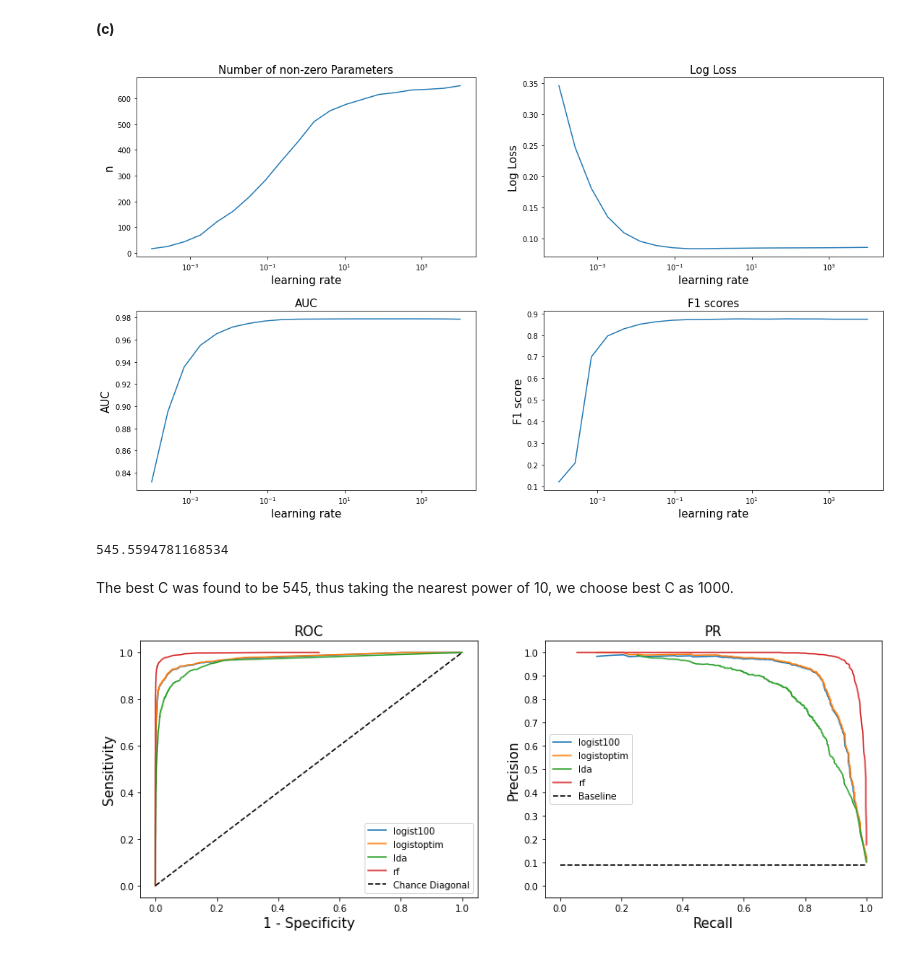
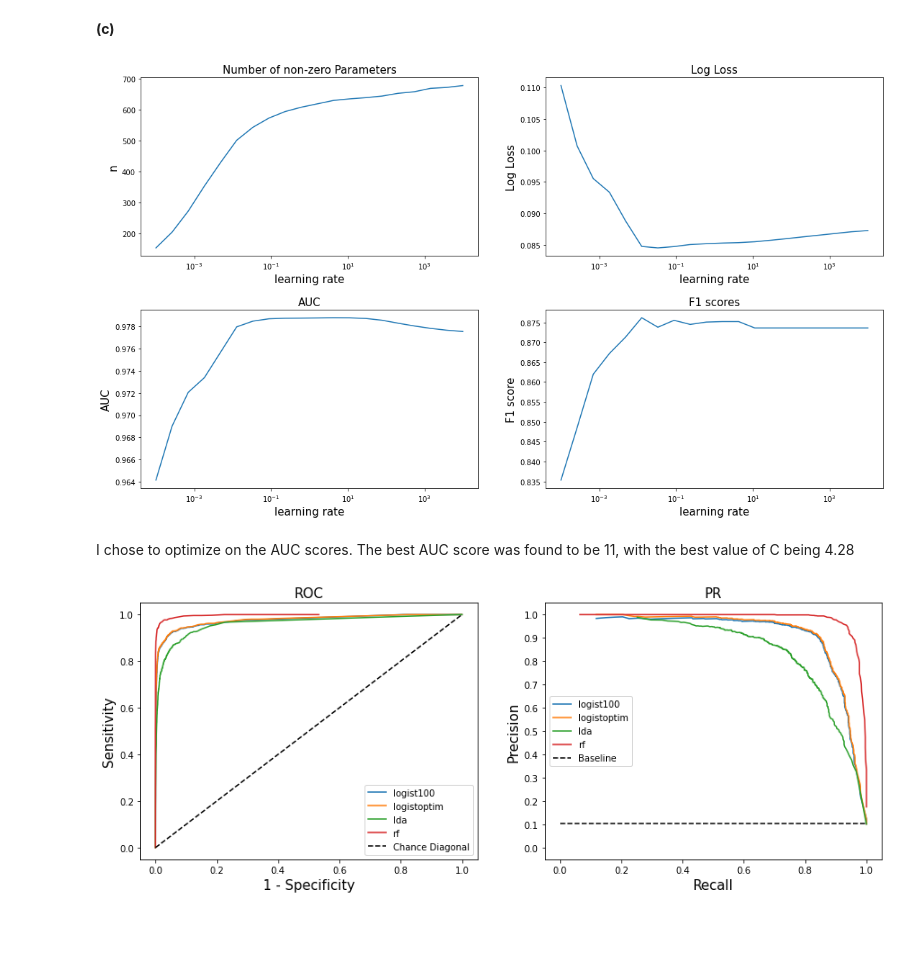
Before and after one commit to satvikk/ids705, a Jupyter notebook: assignments/Assignment_3.ipynb, the cells around one changed output. Cells and saved outputs as stored; diff of their text form; code cells hidden in the pictures; blank space fills up the shorter version.

```diff
--- a/assignments/Assignment_3.ipynb
+++ b/assignments/Assignment_3.ipynb
@@ -459,8 +459,8 @@ else:
     X_train, X_test, y_train, y_test = pickle.load(file)
     file.close()
     pass
-X_train /= 100
-X_test /= 100
+#X_train /= 100
+#X_test /= 100
 # %% [markdown]
 **ANSWER**
 
@@ -506,12 +506,11 @@ import sklearn
 import matplotlib.ticker as ticker
 
 lrms = []
-penalizers = np.exp(np.linspace(np.log(1e-4),np.log(1e4),20))
+penalizers = np.logspace(-4,4,20)
 for l1c in penalizers:
-    lrms.append(LogisticRegression(penalty = "l1", C = l1c, solver="liblinear"))
+    lrms.append(LogisticRegression(penalty = "l1", C = l1c, solver="liblinear", random_state=42))
     lrms[-1].fit(X_train, y_train)
 # %%
-penalizers = np.exp(np.linspace(np.log(1e-4),np.log(1e4),20))
 nparams = [(m.coef_!=0).sum() for m in lrms]
 log_losses = [log_loss(y_test, m.predict_proba(X_test)) for m in lrms]
 aucs = [auc(y_test, m.predict_proba(X_test)[:,1]) for m in lrms]
@@ -521,39 +520,37 @@ fig_scale = 1
 fig, axs = plt.subplots(2,2)
 fig.subplots_adjust(hspace=0.3)
 fig.set_size_inches(18.5*fig_scale, 10.5*fig_scale)
 fs = 15
 
 axs[0,0].plot(penalizers, nparams)
 axs[0,0].set_title("Number of non-zero Parameters", fontsize=fs)
 axs[0,1].plot(penalizers, log_losses)
 axs[0,1].set_title("Log Loss", fontsize=fs)
 axs[1,0].plot(penalizers, aucs)
 axs[1,0].set_title("AUC", fontsize=fs)
 axs[1,1].plot(penalizers, f1s)
 axs[1,1].set_title("F1 scores", fontsize=fs)
 
 axs[0,0].set_xscale('log')
 axs[0,1].set_xscale('log')
 axs[1,0].set_xscale('log')
 axs[1,1].set_xscale('log')
 
 axs[0,0].set_xlabel("learning rate", fontsize=fs)
 axs[1,0].set_xlabel("learning rate", fontsize=fs)
 axs[0,1].set_xlabel("learning rate", fontsize=fs)
 axs[1,1].set_xlabel("learning rate", fontsize=fs)
 
 axs[0,0].set_ylabel("n", fontsize=fs)
 axs[1,0].set_ylabel("AUC", fontsize=fs)
 axs[1,1].set_ylabel("F1 score", fontsize=fs)
 axs[0,1].set_ylabel("Log Loss", fontsize=fs)
 None
 # %% [output]
-[figure, old version]
+[figure, new version]
-# %%
-best = np.argmax(np.array(aucs))
-best_c = penalizers[best]
-print(best_c)
-# %% [output]
-545.5594781168534
-# %% [markdown]
-The best C was found to be 545, thus taking the nearest power of 10, we choose best C as 1000.
+# %%
+best = np.argmax(np.array(aucs))
+best_c = penalizers[best]
+md(f"I chose to optimize on the AUC scores. The best AUC score was found to be {best}, with the best value of C being {round(best_c,2)}")
+# %% [output]
+I chose to optimize on the AUC scores. The best AUC score was found to be 11, with the best value of C being 4.28
```
Also changed, not shown: parts of 4 cells of this notebook.
